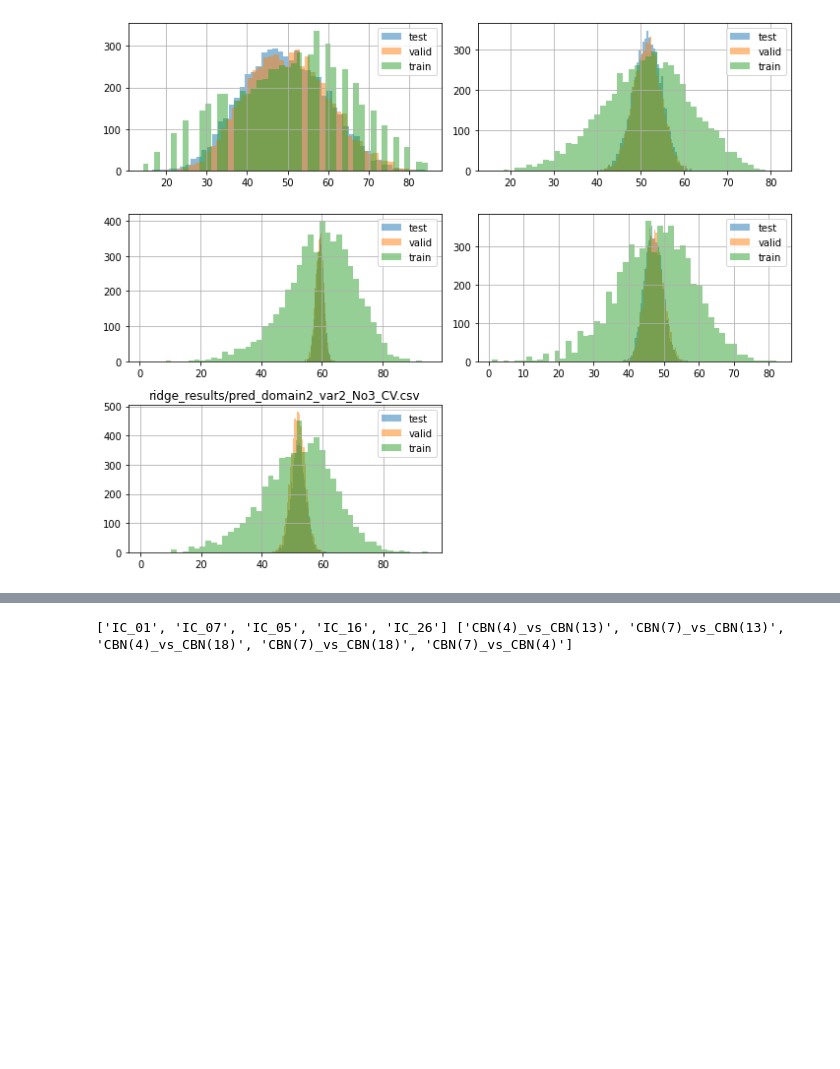
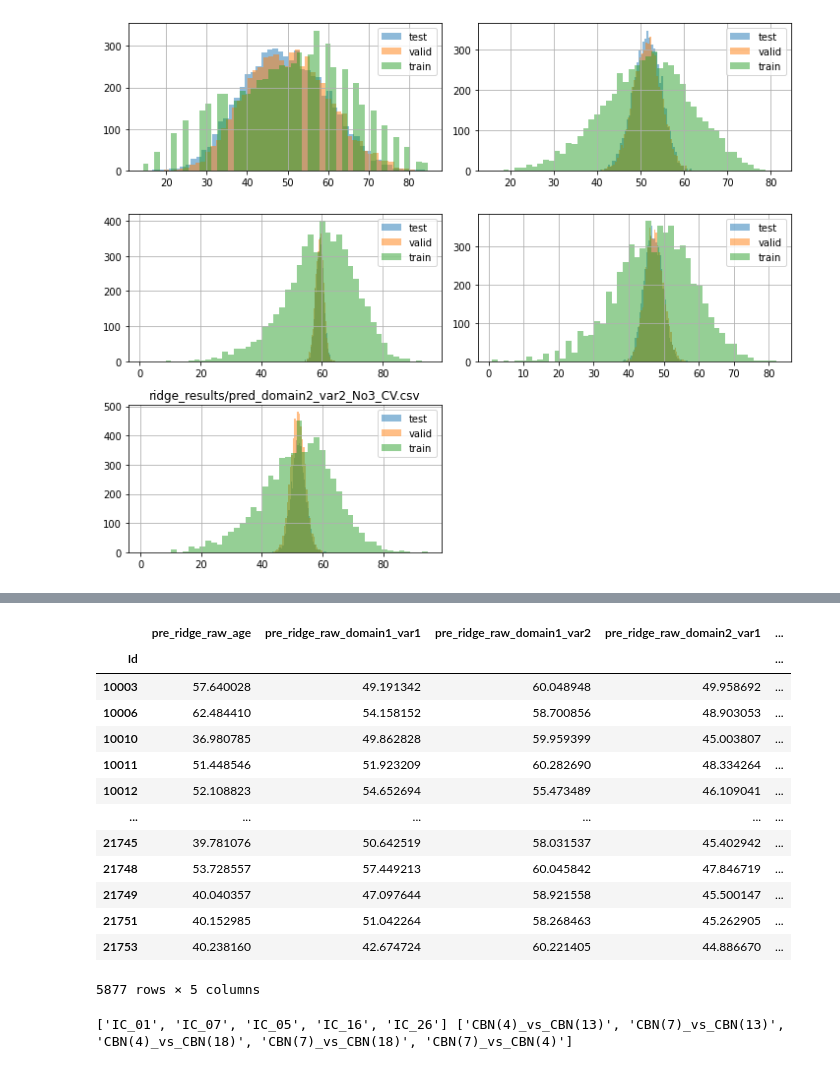
Before and after one commit to ibkuroyagi/trends-images, a Jupyter notebook: working/test_check.ipynb, the cells around one changed output, grey strips where cells are left out. Saved outputs shown, nothing was run; the diff lists cells and outputs as text; code cells hidden in the pictures; blank space fills up the shorter version.

```diff
--- a/working/test_check.ipynb
+++ b/working/test_check.ipynb
@@ -151,4 +171,21 @@ submission/submission_ridge_No3.csv
 29385 rows × 2 columns
+# %%
+test_df
+# %% [output]
+|  | pre_ridge_raw_age | pre_ridge_raw_domain1_var1 | pre_ridge_raw_domain1_var2 | pre_ridge_raw_domain2_var1 | ... |
+| Id |  |  |  |  | ... |
+| 10003 | 57.640028 | 49.191342 | 60.048948 | 49.958692 | ... |
+| 10006 | 62.484410 | 54.158152 | 58.700856 | 48.903053 | ... |
+| 10010 | 36.980785 | 49.862828 | 59.959399 | 45.003807 | ... |
+| 10011 | 51.448546 | 51.923209 | 60.282690 | 48.334264 | ... |
+| 10012 | 52.108823 | 54.652694 | 55.473489 | 46.109041 | ... |
+| ... | ... | ... | ... | ... | ... |
+| 21745 | 39.781076 | 50.642519 | 58.031537 | 45.402942 | ... |
+| 21748 | 53.728557 | 57.449213 | 60.045842 | 47.846719 | ... |
+| 21749 | 40.040357 | 47.097644 | 58.921558 | 45.500147 | ... |
+| 21751 | 40.152985 | 51.042264 | 58.268463 | 45.262905 | ... |
+| 21753 | 40.238160 | 42.674724 | 60.221405 | 44.886670 | ... |
+5877 rows × 5 columns
 # %%
 fnc = pd.read_csv("../input/trends-assessment-prediction/fnc.csv")
 loading = pd.read_csv("../input/trends-assessment-prediction/loading.csv")
```
Also changed, not shown: parts of 5 cells of this notebook, 4 other files.
